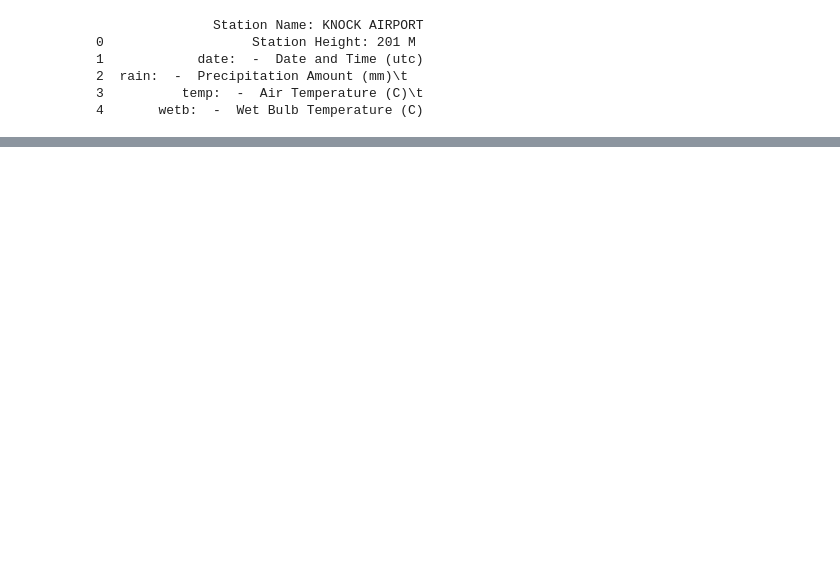
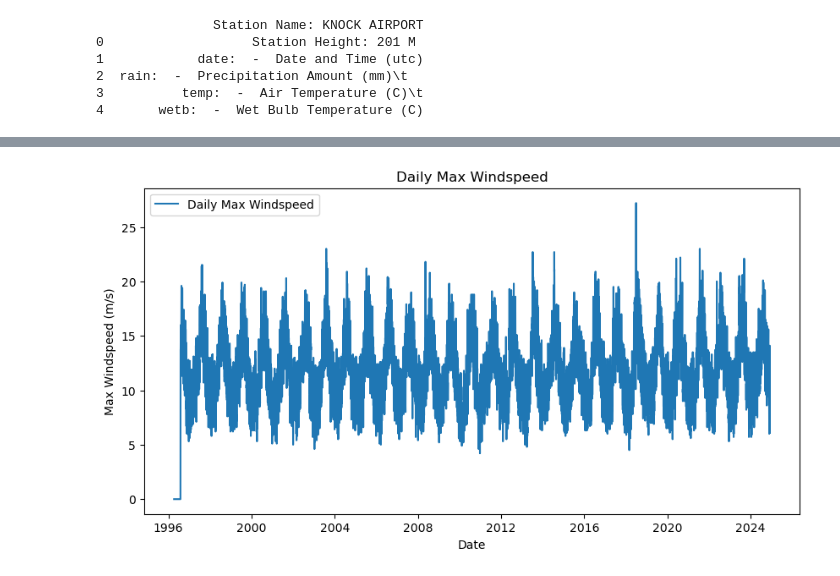
Before and after one commit to IanaraFer/programming-for-data-analytics, a Jupyter notebook: assignments/assignment_6_Weather.ipynb, the cells around one changed output, grey strips where cells are left out. Saved outputs shown, nothing was run; the diff lists cells and outputs as text; code cells hidden in the pictures; blank space fills up the shorter version.

```diff
--- a/assignments/assignment_6_Weather.ipynb
+++ b/assignments/assignment_6_Weather.ipynb
@@ -357,0 +375,14 @@ KeyError: 'date'
+# %%
+# Calculate daily max windspeed
+daily_max_wind_speed = data.groupby(data['date'].dt.date)['wdsp'].max()
+
+# Plot the daily max windspeed
+plt.figure(figsize=(10, 5))
+plt.plot(daily_max_wind_speed.index, daily_max_wind_speed.values, label='Daily Max Windspeed')
+plt.xlabel('Date')
+plt.ylabel('Max Windspeed (m/s)')
+plt.title('Daily Max Windspeed')
+plt.legend()
+plt.show()
+# %% [output]
+[figure, added]
```
Also changed, not shown: parts of 24 cells of this notebook.
